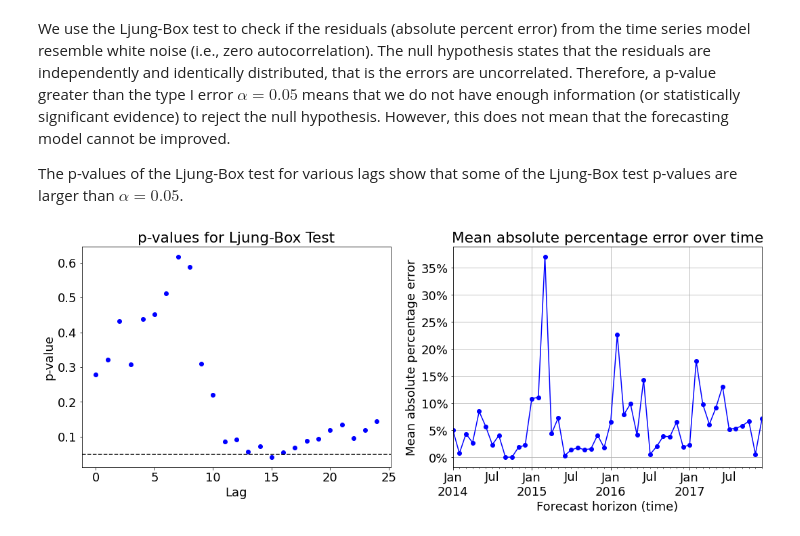
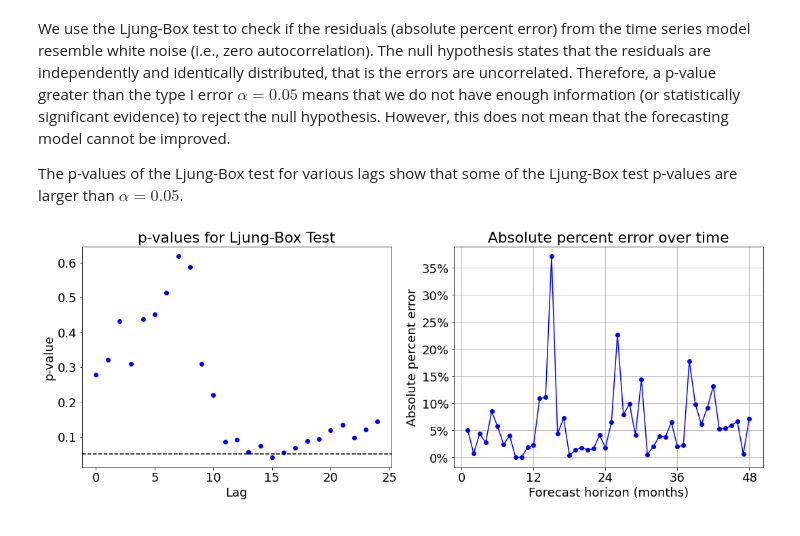
Before and after one commit to Owerre/Time-Series-Forecasting, a Jupyter notebook: fatality-forecast/notebooks/05-gpr.ipynb, the cells around one changed output. Drawn from its saved outputs; the diff is of its cells as text; code cells hidden in the pictures.

```diff
--- a/fatality-forecast/notebooks/05-gpr.ipynb
+++ b/fatality-forecast/notebooks/05-gpr.ipynb
@@ -130,7 +130,7 @@ The residuals plots displayed below show that the standardized residuals fall be
 plt.figure(figsize = (18,6))
 residual = y_test-results['yhat']
 rstandard = (residual-np.mean(residual))/np.std(residual)
-mape = np.abs(residual)*100/np.abs(y_test)
+ape = np.abs(residual)*100/np.abs(y_test)
 
 plt.subplot(121)
 rstandard.plot(color = 'b', marker = 'o')
@@ -158,22 +158,23 @@ of the Ljung-Box test p-values are larger than $\alpha = 0.05$.
 # %%
 plt.figure(figsize = (18,6))
 plt.subplot(121)
 plt.plot(acorr_ljungbox(residual, lags = 25)[1], 'o', color = 'b')
 plt.axhline(y=0.05,linestyle= '--', color = 'k')
 plt.ylabel('p-value')
 plt.xlabel('Lag')
 # plt.ylim([0,1])
 plt.title('p-values for Ljung-Box Test')
 
 plt.subplot(122)
-mape.plot(color = 'b', marker = 'o')
+plt.plot(range(1,len(ape)+1), ape, color = 'b', marker = 'o')
 plt.grid(True)
-plt.xlabel('Forecast horizon (time)')
-plt.ylabel('Mean absolute percentage error')
-plt.title('Mean absolute percentage error over time')
+plt.xlabel('Forecast horizon (months)')
+plt.ylabel('Absolute percent error')
+plt.title('Absolute percent error over time')
 label = ['0%', '5%', '10%', '15%', '20%', '25%', '30%', '35%']
+plt.xticks(np.arange(0,len(ape)+1,12))
 plt.yticks(np.arange(0,36,5),label)
 # plt.savefig('../images/figlb.png')
 plt.show()
 # %% [output]
-[figure, old version]
+[figure, new version]
```
Also changed, not shown: 3 other files.
